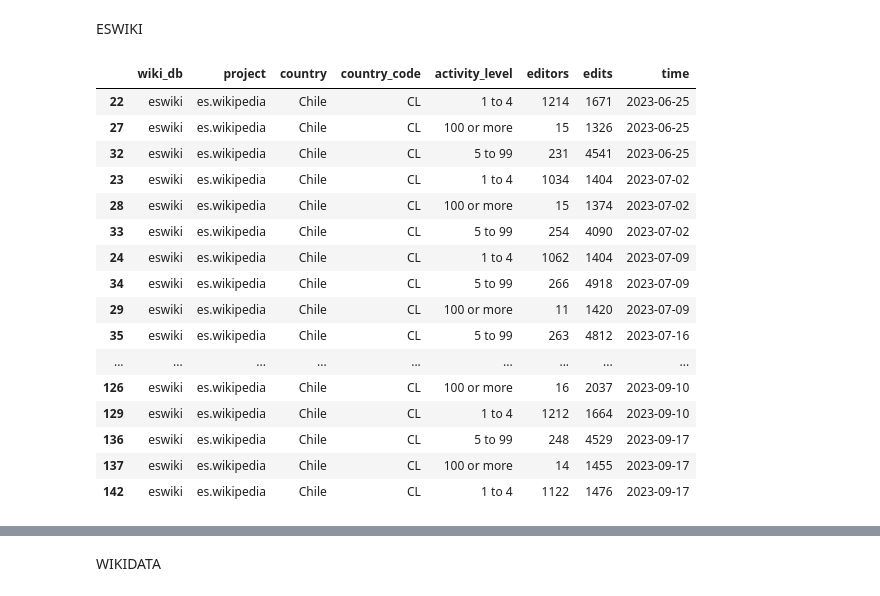
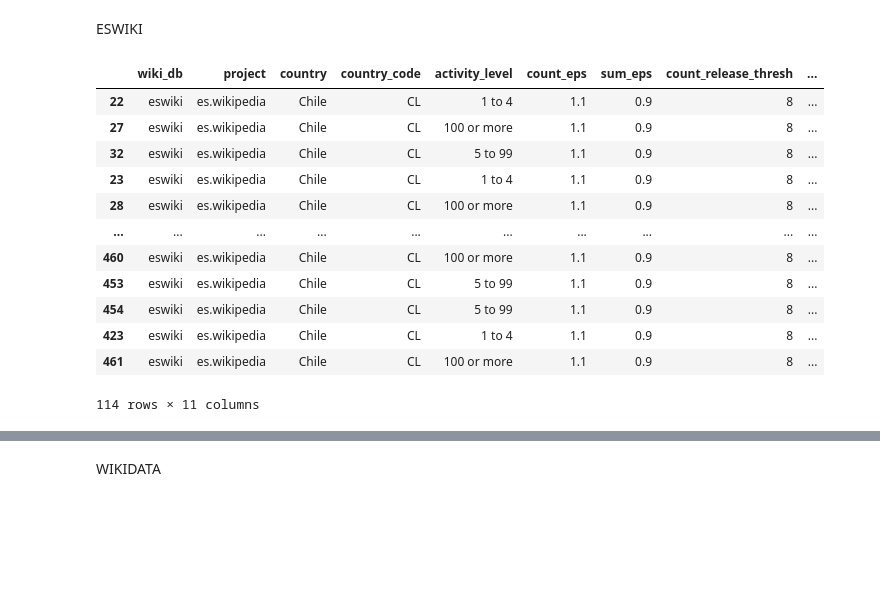
Before and after one commit to Soylacarli/Geoeditors, a Jupyter notebook: geoeditors_weekly.ipynb, the cells around one changed output, grey strips where cells are left out. Cells and saved outputs as stored; diff of their text form; code cells hidden in the pictures; blank space fills up the shorter version.

```diff
--- a/geoeditors_weekly.ipynb
+++ b/geoeditors_weekly.ipynb
@@ -8,8 +9,8 @@ from datetime import datetime, timedelta
 # %%
-#Esta función hace que no tengamos que bajar los datos, si no que los extrae
+## This function helps to extract the data
 
 base_url = "https://analytics.wikimedia.org/published/datasets"
-cols = ["wiki_db", "project", "country", "country_code", "activity_level", "editors", "edits", "time"]   #Para hacer la tabla
+cols =["wiki_db", "project", "country", "country_code", "activity_level", "count_eps", "sum_eps", "count_release_thresh", "editors", "edits", "time"]   #Table columns
 
 def get_url(ds, type):
     d = datetime.strptime(ds, "%Y-%m").date()
@@ -75,22 +74,19 @@ ESWIKI
 # %%
 eswiki = masterdf.loc[(masterdf.project == "es.wikipedia")]
 eswiki = eswiki.sort_values(by="time")
-eswiki
+eswiki_filtered = eswiki[eswiki['time'] != '2024-01-28']
+eswiki_filtered
 # %% [output]
-|  | wiki_db | project | country | country_code | activity_level | editors | edits | time |
-| 22 | eswiki | es.wikipedia | Chile | CL | 1 to 4 | 1214 | 1671 | 2023-06-25 |
-| 27 | eswiki | es.wikipedia | Chile | CL | 100 or more | 15 | 1326 | 2023-06-25 |
-| 32 | eswiki | es.wikipedia | Chile | CL | 5 to 99 | 231 | 4541 | 2023-06-25 |
-| 23 | eswiki | es.wikipedia | Chile | CL | 1 to 4 | 1034 | 1404 | 2023-07-02 |
-| 28 | eswiki | es.wikipedia | Chile | CL | 100 or more | 15 | 1374 | 2023-07-02 |
-| 33 | eswiki | es.wikipedia | Chile | CL | 5 to 99 | 254 | 4090 | 2023-07-02 |
-| 24 | eswiki | es.wikipedia | Chile | CL | 1 to 4 | 1062 | 1404 | 2023-07-09 |
-| 34 | eswiki | es.wikipedia | Chile | CL | 5 to 99 | 266 | 4918 | 2023-07-09 |
-| 29 | eswiki | es.wikipedia | Chile | CL | 100 or more | 11 | 1420 | 2023-07-09 |
-| 35 | eswiki | es.wikipedia | Chile | CL | 5 to 99 | 263 | 4812 | 2023-07-16 |
-| ... | ... | ... | ... | ... | ... | ... | ... | ... |
-| 126 | eswiki | es.wikipedia | Chile | CL | 100 or more | 16 | 2037 | 2023-09-10 |
-| 129 | eswiki | es.wikipedia | Chile | CL | 1 to 4 | 1212 | 1664 | 2023-09-10 |
-| 136 | eswiki | es.wikipedia | Chile | CL | 5 to 99 | 248 | 4529 | 2023-09-17 |
-| 137 | eswiki | es.wikipedia | Chile | CL | 100 or more | 14 | 1455 | 2023-09-17 |
-| 142 | eswiki | es.wikipedia | Chile | CL | 1 to 4 | 1122 | 1476 | 2023-09-17 |
+|  | wiki_db | project | country | country_code | activity_level | count_eps | sum_eps | count_release_thresh | ... |
+| 22 | eswiki | es.wikipedia | Chile | CL | 1 to 4 | 1.1 | 0.9 | 8 | ... |
+| 27 | eswiki | es.wikipedia | Chile | CL | 100 or more | 1.1 | 0.9 | 8 | ... |
+| 32 | eswiki | es.wikipedia | Chile | CL | 5 to 99 | 1.1 | 0.9 | 8 | ... |
+| 23 | eswiki | es.wikipedia | Chile | CL | 1 to 4 | 1.1 | 0.9 | 8 | ... |
+| 28 | eswiki | es.wikipedia | Chile | CL | 100 or more | 1.1 | 0.9 | 8 | ... |
+| ... | ... | ... | ... | ... | ... | ... | ... | ... | ... |
+| 460 | eswiki | es.wikipedia | Chile | CL | 100 or more | 1.1 | 0.9 | 8 | ... |
+| 453 | eswiki | es.wikipedia | Chile | CL | 5 to 99 | 1.1 | 0.9 | 8 | ... |
+| 454 | eswiki | es.wikipedia | Chile | CL | 5 to 99 | 1.1 | 0.9 | 8 | ... |
+| 423 | eswiki | es.wikipedia | Chile | CL | 1 to 4 | 1.1 | 0.9 | 8 | ... |
+| 461 | eswiki | es.wikipedia | Chile | CL | 100 or more | 1.1 | 0.9 | 8 | ... |
+114 rows × 11 columns
```
Also changed, not shown: parts of 26 cells of this notebook, 1 other file.
